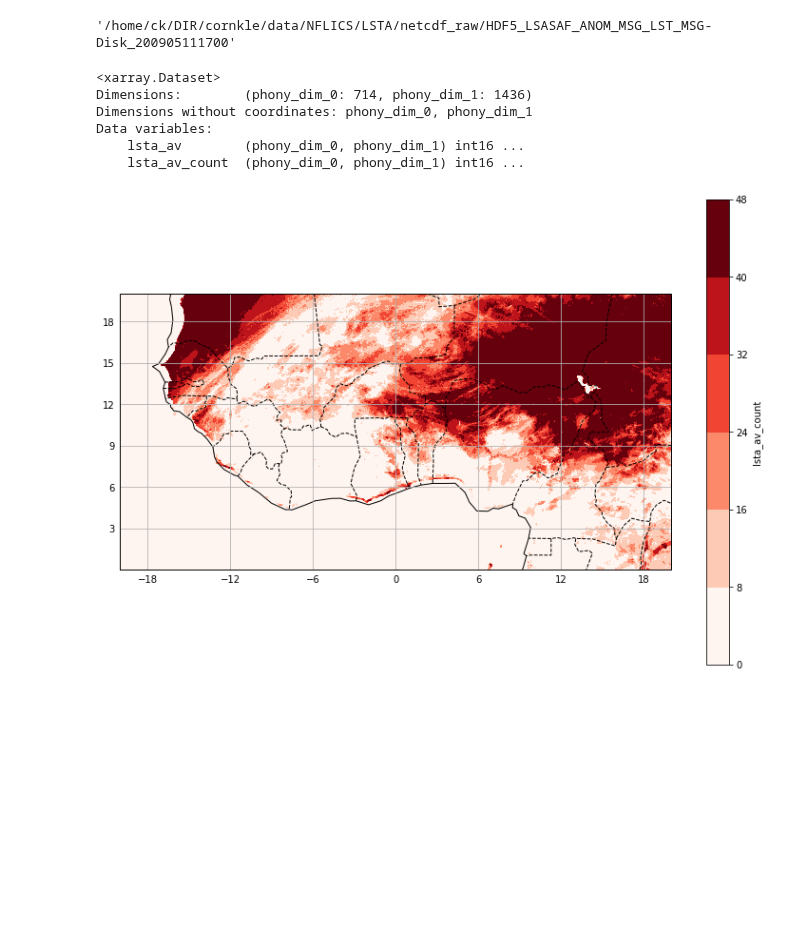
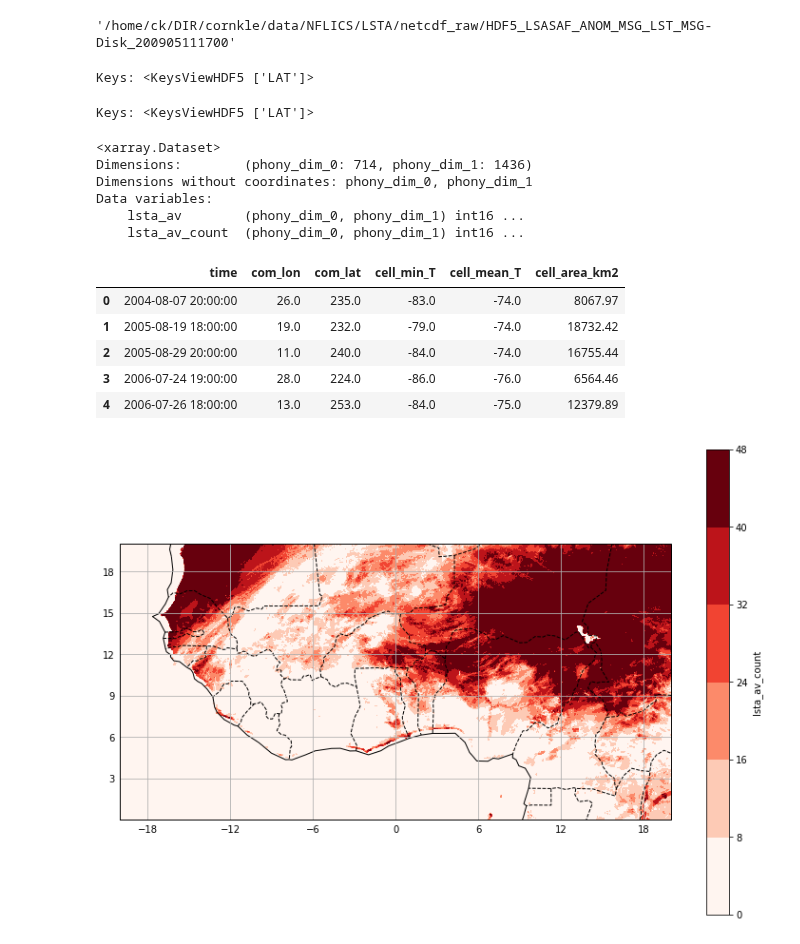
Before and after one commit to cornkle/proj_CEH, a Jupyter notebook: notebooks/NFLICS_LSTA_check.ipynb, the cells around one changed output. Drawn from its saved outputs; the diff is of its cells as text; code cells hidden in the pictures; blank space fills up the shorter version.

```diff
--- a/notebooks/NFLICS_LSTA_check.ipynb
+++ b/notebooks/NFLICS_LSTA_check.ipynb
@@ -46,3 +50,27 @@ hfiles[15]
+# %%
+import h5py
+with h5py.File(flat, 'r') as f:
+    # List all groups
+    print("Keys: %s" % f.keys())
+    a_group_key = list(f.keys())[0]
+
+    # Get the data
+    lat = list(f[a_group_key])
+# %% [output]
+Keys: <KeysViewHDF5 ['LAT']>
+# %%
+with h5py.File(flon, 'r') as f:
+    # List all groups
+    print("Keys: %s" % f.keys())
+    a_group_key = list(f.keys())[0]
+
+    # Get the data
+    lon = list(f[a_group_key])
+# %% [output]
+Keys: <KeysViewHDF5 ['LAT']>
+# %%
+file = '/home/ck/DIR/cornkle/data/NFLICS/cell_stats14.2_n18_15.2_n16_Unique_msg9_cell_mean_cellthresh_n70_cellpixlt_n70_freq_mean_00000_refhours_18_21.csv'
+tab = pd.read_table(file, parse_dates=True, delimiter=',')
 # %%
 lon = np.linspace(-20,20,1436)
 lat = np.linspace(0,20,714)
@@ -55,6 +83,15 @@ Dimensions without coordinates: phony_dim_0, phony_dim_1
 Data variables:
     lsta_av        (phony_dim_0, phony_dim_1) int16 ...
     lsta_av_count  (phony_dim_0, phony_dim_1) int16 ...
+# %%
+tab.head()
+# %% [output]
+|  | time | com_lon | com_lat | cell_min_T | cell_mean_T | cell_area_km2 |
+| 0 | 2004-08-07 20:00:00 | 26.0 | 235.0 | -83.0 | -74.0 | 8067.97 |
+| 1 | 2005-08-19 18:00:00 | 19.0 | 232.0 | -79.0 | -74.0 | 18732.42 |
+| 2 | 2005-08-29 20:00:00 | 11.0 | 240.0 | -84.0 | -74.0 | 16755.44 |
+| 3 | 2006-07-24 19:00:00 | 28.0 | 224.0 | -86.0 | -76.0 | 6564.46 |
+| 4 | 2006-07-26 18:00:00 | 13.0 | 253.0 | -84.0 | -75.0 | 12379.89 |
 # %%
 dat = dat.rename({'phony_dim_0':'lat', 'phony_dim_1' : 'lon'})
 # %%
```
Also changed, not shown: parts of 3 cells of this notebook, 27 other files.
